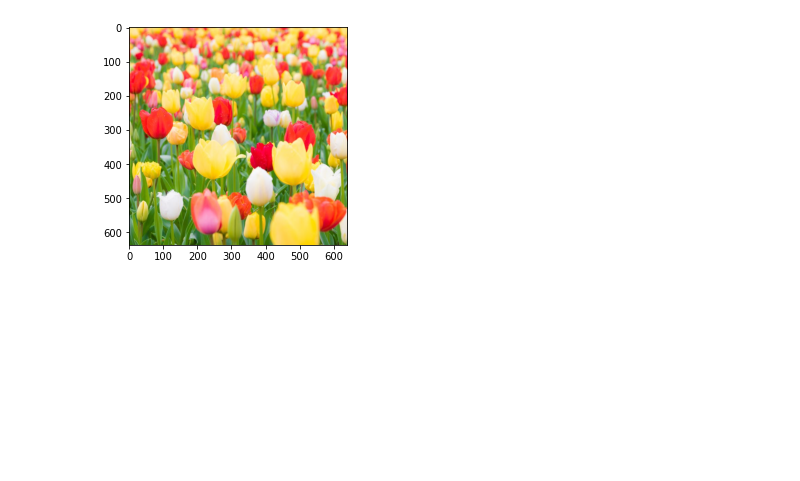
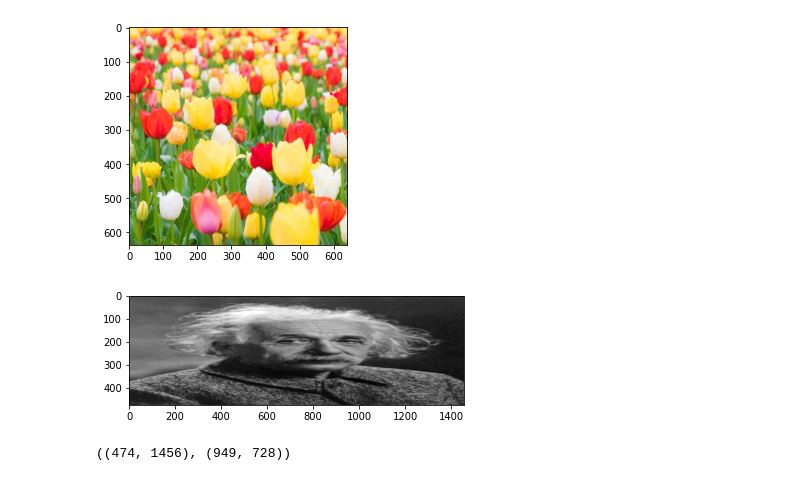
Before and after one commit to nadia-paz/ds-learning, a Jupyter notebook: cv/geometric_transformations.ipynb, the cells around one changed output. Cells and saved outputs as stored; diff of their text form; code cells hidden in the pictures; blank space fills up the shorter version.

Commit message:
add resize

```diff
--- a/cv/geometric_transformations.ipynb
+++ b/cv/geometric_transformations.ipynb
@@ -35,3 +29,13 @@ plt.imshow(I_BGR[::-1]); # ooooops
 plt.imshow(I_BGR[:,:,::-1]);
 # %% [output]
 [figure]
+# %%
+I_gray_resized = cv2.resize(src=I_gray, fx=2, fy=0.5, dsize=None)
+# %%
+plt.imshow(I_gray_resized, cmap='gray');
+# %% [output]
+[figure, added]
+# %%
+I_gray_resized.shape, I_gray.shape
+# %% [output]
+((474, 1456), (949, 728))
```
Also changed, not shown: parts of 1 cell of this notebook.
